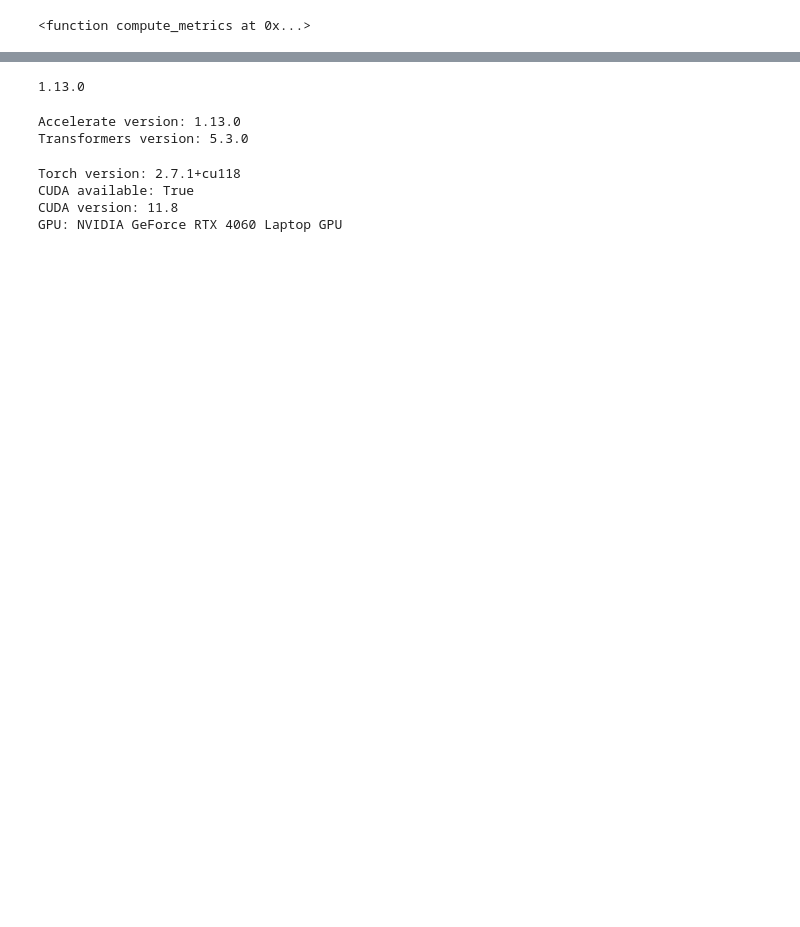
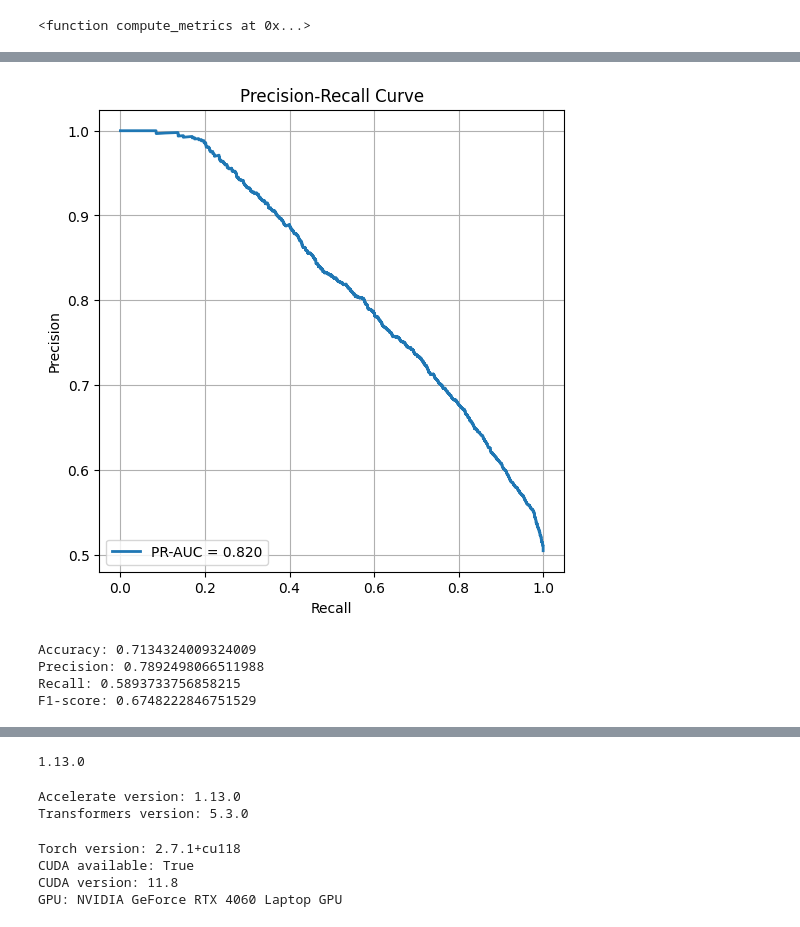
Before and after one commit to lemonmelonn/devanasokan_fyp, a Jupyter notebook: 05_model_training/model4_distilbert_ori.ipynb, the cells around one changed output, grey strips where cells are left out. Cells and saved outputs as stored; diff of their text form; code cells hidden in the pictures; blank space fills up the shorter version.

```diff
--- a/05_model_training/model4_distilbert_ori.ipynb
+++ b/05_model_training/model4_distilbert_ori.ipynb
@@ -168,0 +227,20 @@ print(history)
+# %%
+plt.figure(figsize=(6,6))
+
+plt.plot(
+    recall,
+    precision,
+    label=f"PR-AUC = {pr_auc:.3f}",
+    linewidth=2
+)
+
+plt.xlabel("Recall")
+plt.ylabel("Precision")
+plt.title("Precision-Recall Curve")
+
+plt.legend(loc="lower left")
+plt.grid()
+
+plt.show()
+# %% [output]
+[figure, added]
@@ -169 +249,22 @@ print(history)
+# %%
+report = classification_report(
+    y_true,
+    y_pred,
+    output_dict=True
+)
+
+accuracy = accuracy_score(y_true, y_pred)
+precision = report["1"]["precision"]
+recall = report["1"]["recall"]
+f1 = report["1"]["f1-score"]
+
+print("Accuracy:", accuracy)
+print("Precision:", precision)
+print("Recall:", recall)
+print("F1-score:", f1)
+# %% [output]
+Accuracy: 0.7134324009324009
+Precision: 0.7892498066511988
+Recall: 0.5893733756858215
+F1-score: 0.6748222846751529
 # %%
```
Also changed, not shown: parts of 21 cells of this notebook, 1 other file.
